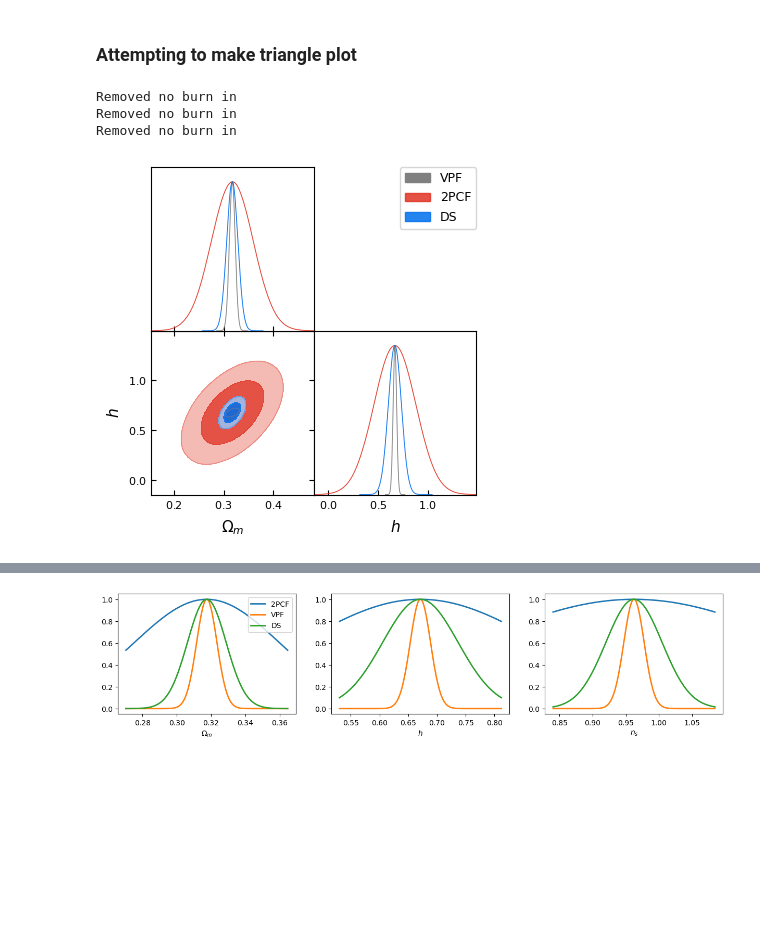
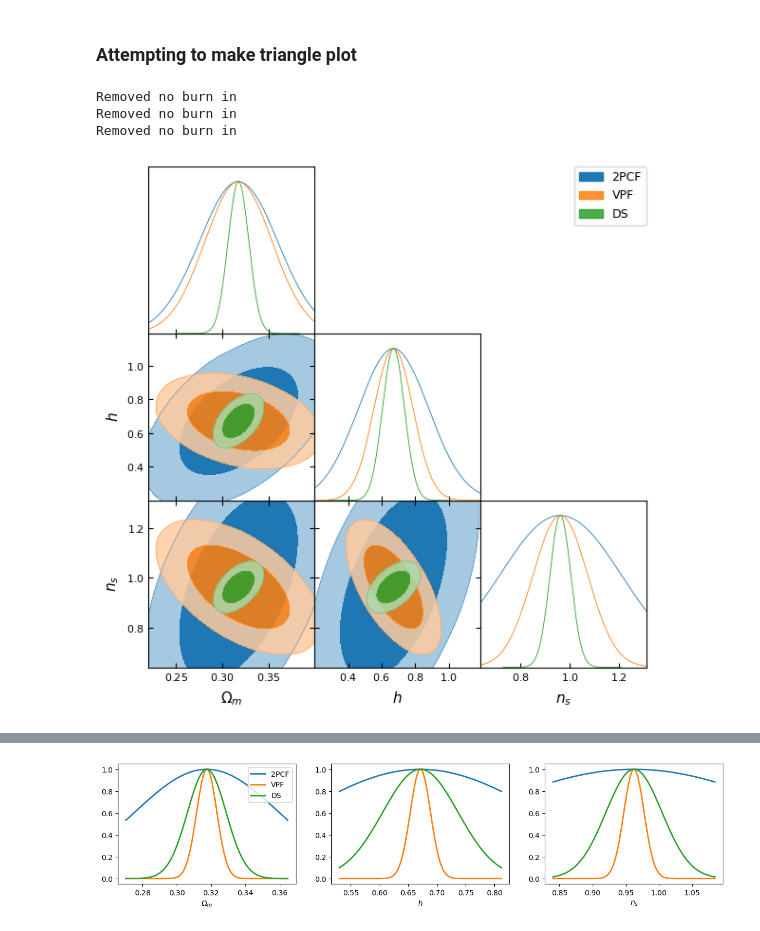
Before and after one commit to FedeDavilaKurban/VPF_Quijote, a Jupyter notebook: fisherMatrixComputation.ipynb, the cells around one changed output, grey strips where cells are left out. Cells and saved outputs as stored; diff of their text form; code cells hidden in the pictures; blank space fills up the shorter version.

```diff
--- a/fisherMatrixComputation.ipynb
+++ b/fisherMatrixComputation.ipynb
@@ -313,81 +312,80 @@ fiducial 2994
 ### Attempting to make triangle plot
 # %%
 from getdist import plots, MCSamples
+import getdist
+
 
 # Computing fisher element Om,h
 f_Omh = dChi_dOm @ np.linalg.inv(covfactor*covariance_fid) @ dChi_dh.T
 # Computing fisher element Om,ns
 f_Omns = dChi_dOm @ np.linalg.inv(covfactor*covariance_fid) @ dChi_dns.T
 # Computing fisher element h,ns
 f_hns = dChi_dh @ np.linalg.inv(covfactor*covariance_fid) @ dChi_dns.T
 
 
 rho = 0.5 # correlation coefficient
+samples = ['Om','h','ns']
+labels = [r'\Omega_m',r'h',r'n_s']
+mean_theta = [mu_Om,h_fid,ns_fid]
+random_state = np.random.default_rng(10)
 
 # add fisher errors as MC samples
+#DS
+sigma_Om_ds = 0.01128
+sigma_h_ds = 0.06560
+sigma_ns_ds = 0.04231
+cov_theta = np.array([[sigma_Om_ds**2, rho*sigma_Om_ds*sigma_h_ds, rho*sigma_Om_ds*sigma_ns_ds],
+                      [rho*sigma_Om_ds*sigma_h_ds, sigma_h_ds**2, rho*sigma_h_ds*sigma_ns_ds],
+                      [rho*sigma_Om_ds*sigma_ns_ds, rho*sigma_h_ds*sigma_ns_ds, sigma_ns_ds**2]])
+samp = random_state.multivariate_normal(mean_theta, cov_theta, size=1000000)
+mcs_ds = MCSamples(samples=samp, names=samples, labels=labels)
+
 #VPF
-#mc_samples = []
-samples = ['Om','h']
-labels = [r'\Omega_m',r'h']
-mean_theta = [mu_Om,h_fid]
-# fisher_matrix = np.array([[f_Om, f_Omh, f_Omns],
-#                           [f_Omh, f_h, f_hns],
-#                           [f_Omns, f_hns, f_ns]])
-fisher_matrix = np.array([[f_Om, f_Omh],
-                          [f_Omh, f_h]])
-cov_theta = np.linalg.inv(fisher_matrix)
-cov_theta = np.array([[sigma_Om**2, rho*sigma_Om*sigma_h],
-                      [rho*sigma_Om*sigma_h, sigma_h**2]])
-random_state = np.random.default_rng(10)
-samp = random_state.multivariate_normal(mean_theta, cov_theta,
-    size=1000000)
+fisher_matrix = np.array([[f_Om, f_Omh, f_Omns],
+                           [f_Omh, f_h, f_hns],
+                           [f_Omns, f_hns, f_ns]])
+#fisher_matrix = np.array([[f_Om, f_Omh],
+#                          [f_Omh, f_h]])
+cov_theta = np.linalg.inv(fisher_matrix) # WHY DOES THIS NOT WORK??
+#cov_theta = np.array([[sigma_Om**2, 1/f_Omh, 1/f_Omns],
+#                      [1/f_Omh, sigma_h**2, 1/f_hns],
+#                      [1/f_Omns, 1/f_hns, sigma_ns**2]])
+samp = random_state.multivariate_normal(mean_theta, cov_theta, size=1000000)
 mcs_vpf = MCSamples(samples=samp, names=samples, labels=labels)
-#mc_samples.append(mcs)
+
 
 #2PCF
 sigma_Om_2pcf = 0.04221
 sigma_h_2pcf = 0.20976
-samples = ['Om','h']
-labels = [r'\Omega_m',r'h']
-mean_theta = [mu_Om,h_fid]
-#Covariance estimated with rho=0.5
-rho = 0.5 # correlation coefficient
-cov_theta = np.array([[sigma_Om_2pcf**2, rho*sigma_Om_2pcf*sigma_h_2pcf],
-                      [rho*sigma_Om_2pcf*sigma_h_2pcf, sigma_h_2pcf**2]])
-#random_state = np.random.default_rng(10)
-samp = random_state.multivariate_normal(mean_theta, cov_theta,
-    size=1000000)
+sigma_ns_2pcf = 0.24549
+cov_theta = np.array([[sigma_Om_2pcf**2, rho*sigma_Om_2pcf*sigma_h_2pcf, rho*sigma_Om_2pcf*sigma_ns_2pcf],
+                      [rho*sigma_Om_2pcf*sigma_h_2pcf, sigma_h_2pcf**2, rho*sigma_h_2pcf*sigma_ns_2pcf],
+                      [rho*sigma_ns_2pcf*sigma_Om_2pcf, rho*sigma_ns_2pcf*sigma_h_2pcf, sigma_ns_2pcf**2]])
+samp = random_state.multivariate_normal(mean_theta, cov_theta, size=1000000)
 mcs_2pcf = MCSamples(samples=samp, names=samples, labels=labels)
-#mc_samples.append(mcs)
+param_limits = {
+    'Om':(0.22, 0.40),
+#    'Ob2':(0.01, 0.087),
+    'h':(0.20, 1.19),
+#    's8':(0.65, 1.05),
+    'ns':(0.64, 1.31),
+#    'Mnu':(-0.65, 0.65)
+}
 
-#DS
-sigma_Om_ds = 0.01128
-sigma_h_ds = 0.06560
-samples = ['Om','h']
-labels = [r'\Omega_m',r'h']
-mean_theta = [mu_Om,h_fid]
-#Covariance estimated with rho=0.5
-cov_theta = np.array([[sigma_Om_ds**2, rho*sigma_Om_ds*sigma_h_ds],
-                      [rho*sigma_Om_ds*sigma_h_ds, sigma_h_ds**2]]
-
-)
-#random_state = np.random.default_rng(10)
-samp = random_state.multivariate_normal(mean_theta, cov_theta,
-    size=1  000000)
-mcs_ds = MCSamples(samples=samp, names=samples, labels=labels)
-#mc_samples.append(mcs)
+colors =  plt.rcParams['axes.prop_cycle'].by_key()['color']
 
 # Create a GetDist plotter
 g = plots.get_subplot_plotter()
 
-method_labels = ['VPF','2PCF','DS']
+method_labels = ['2PCF','VPF','DS']
 # Plot the triangle plot
-g.triangle_plot([mcs_vpf,mcs_2pcf,mcs_ds], filled=True, legend_labels=method_labels)
+g.triangle_plot([mcs_2pcf,mcs_vpf,mcs_ds], filled=True, legend_labels=method_labels,
+                param_limits=param_limits, contour_colors=colors)
 
 # Show the plot
 plt.show()
 # %% [output]
 Removed no burn in
 Removed no burn in
 Removed no burn in
-[figure, old version]
+[figure, new version]
```
Also changed, not shown: parts of 7 cells of this notebook.
